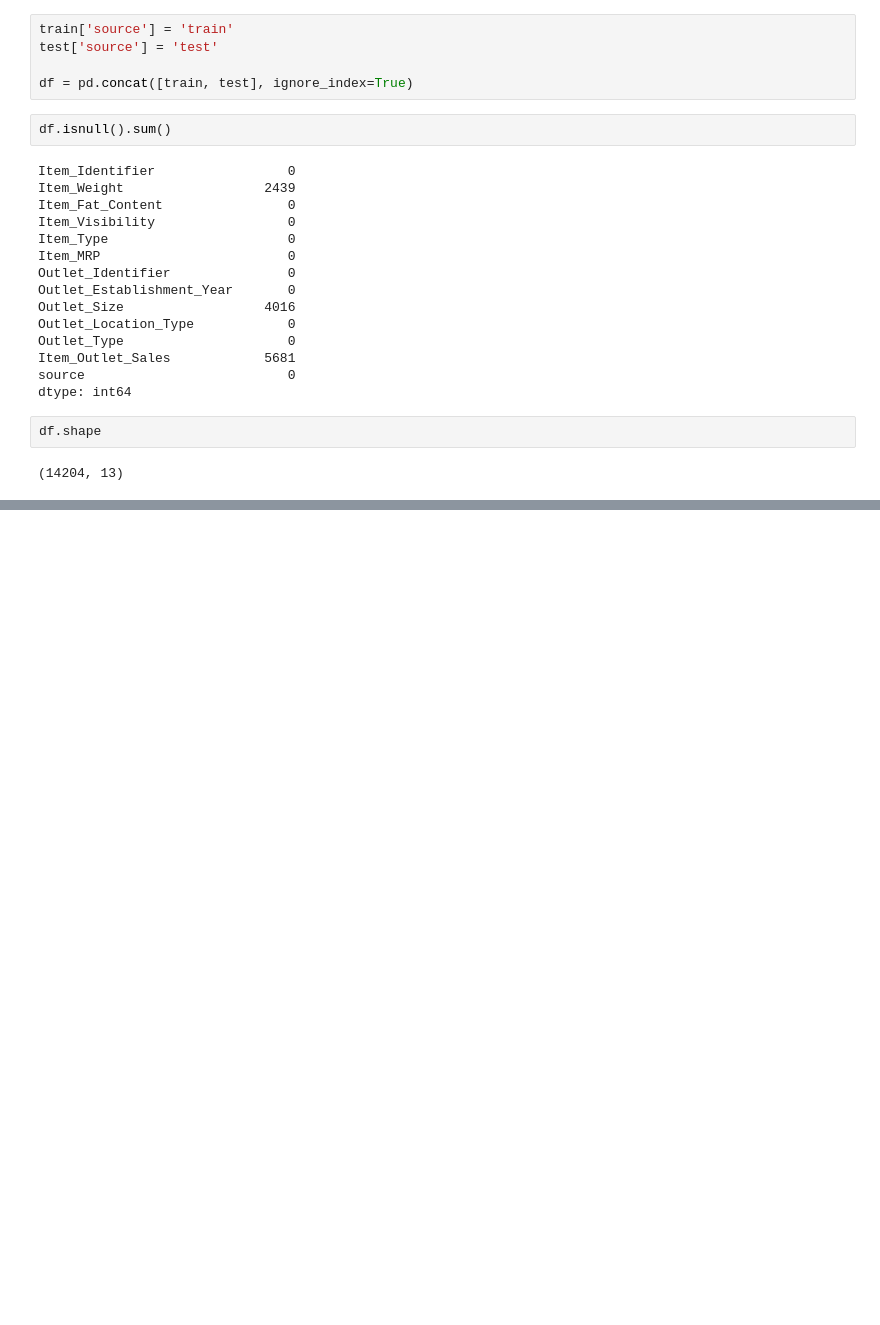
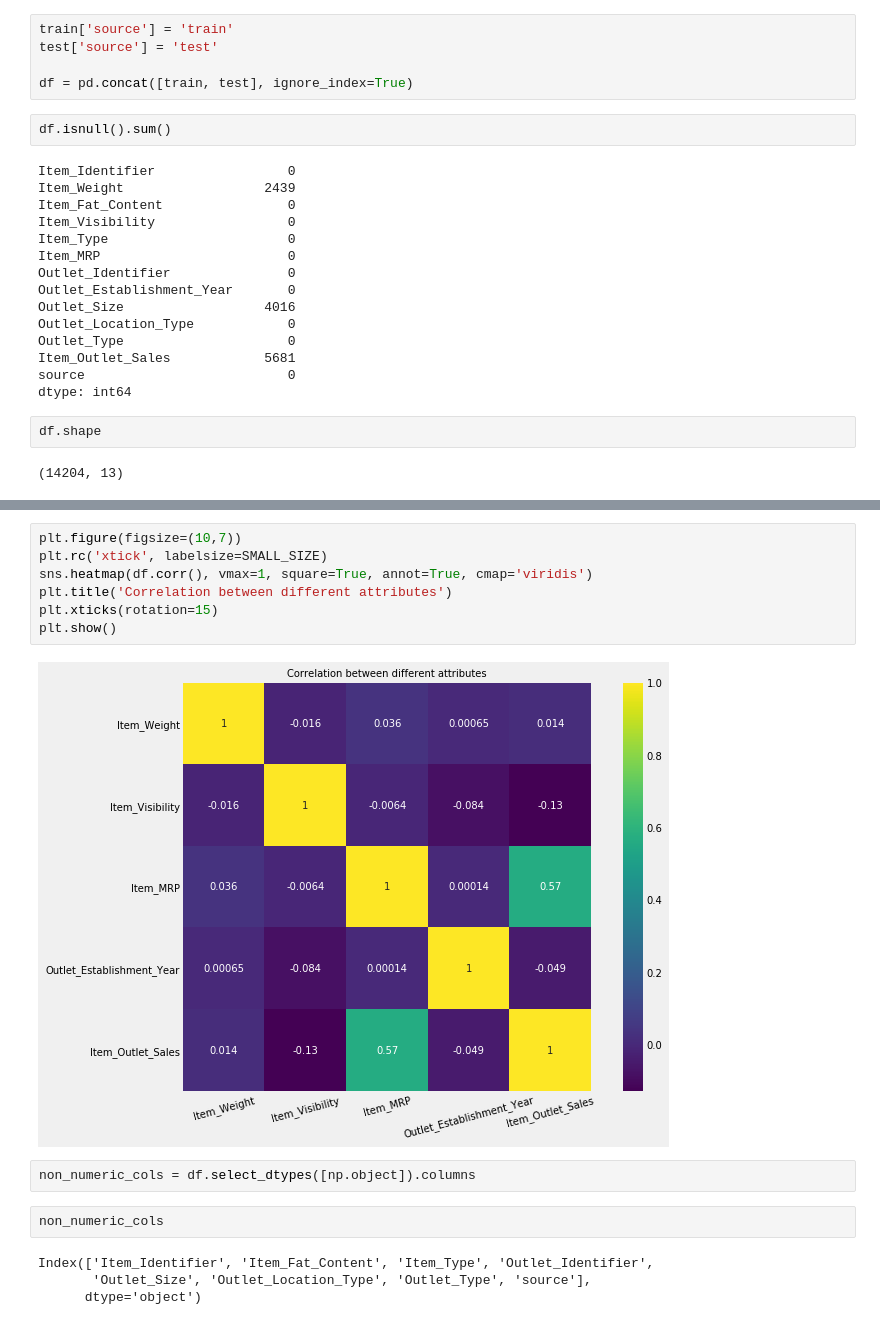
Before and after one commit to sakhawath19/Python, a Jupyter notebook: projects/sell_prediction/sell_prediction.ipynb, the cells around one changed output, grey strips where cells are left out. Cells and saved outputs as stored; diff of their text form; blank space fills up the shorter version.

```diff
--- a/projects/sell_prediction/sell_prediction.ipynb
+++ b/projects/sell_prediction/sell_prediction.ipynb
@@ -121,0 +188,17 @@ df.describe().T
+# %%
+plt.figure(figsize=(10,7))
+plt.rc('xtick', labelsize=SMALL_SIZE)
+sns.heatmap(df.corr(), vmax=1, square=True, annot=True, cmap='viridis')
+plt.title('Correlation between different attributes')
+plt.xticks(rotation=15)
+plt.show()
+# %% [output]
+[figure, added]
+# %%
+non_numeric_cols = df.select_dtypes([np.object]).columns
+# %%
+non_numeric_cols
+# %% [output]
+Index(['Item_Identifier', 'Item_Fat_Content', 'Item_Type', 'Outlet_Identifier',
+       'Outlet_Size', 'Outlet_Location_Type', 'Outlet_Type', 'source'],
+      dtype='object')
```
Also changed, not shown: parts of 15 cells of this notebook.
